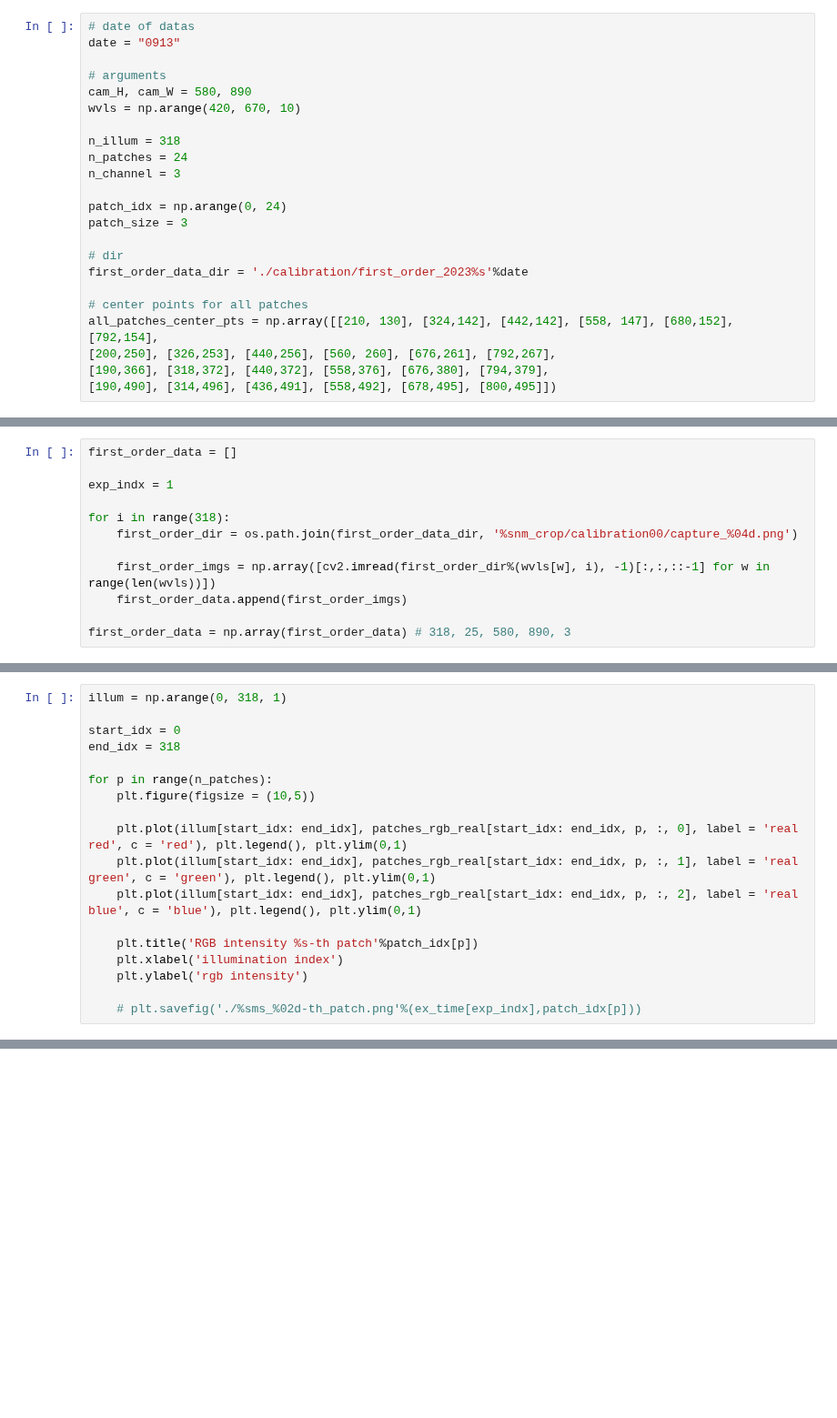
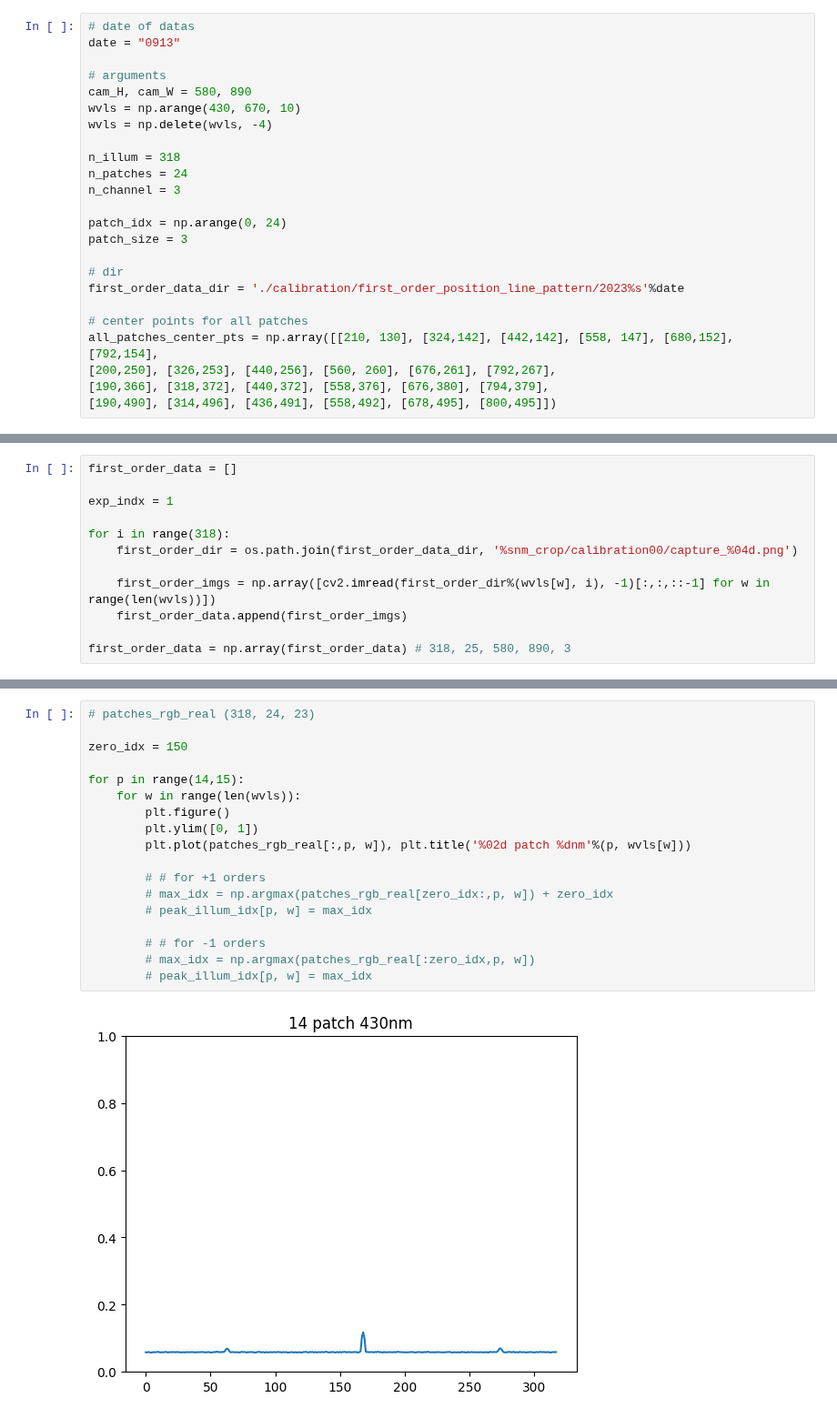
Before and after one commit to shshin1210/DSL, a Jupyter notebook: first_order_position.ipynb, the cells around one changed output, grey strips where cells are left out. Shown at 91% size. Cells and saved outputs as stored; diff of their text form; blank space fills up the shorter version.

Commit message:
find first order illumination index for white, RGB patch

```diff
--- a/first_order_position.ipynb
+++ b/first_order_position.ipynb
@@ -9,7 +9,8 @@ date = "0913"
 
 # arguments
 cam_H, cam_W = 580, 890
-wvls = np.arange(420, 670, 10)
+wvls = np.arange(430, 670, 10)
+wvls = np.delete(wvls, -4)
 
 n_illum = 318
 n_patches = 24
@@ -19,7 +20,7 @@ patch_idx = np.arange(0, 24)
 patch_size = 3
 
 # dir
-first_order_data_dir = './calibration/first_order_2023%s'%date
+first_order_data_dir = './calibration/first_order_position_line_pattern/2023%s'%date
 
 # center points for all patches
 all_patches_center_pts = np.array([[210, 130], [324,142], [442,142], [558, 147], [680,152], [792,154],
@@ -65,18 +81,0 @@ patches_rgb_real.shape # 318, 25, 580, 890, 3
-# %%
-illum = np.arange(0, 318, 1)
-
-start_idx = 0
-end_idx = 318
-
-for p in range(n_patches):
-    plt.figure(figsize = (10,5))
-
-    plt.plot(illum[start_idx: end_idx], patches_rgb_real[start_idx: end_idx, p, :, 0], label = 'real red', c = 'red'), plt.legend(), plt.ylim(0,1)
-    plt.plot(illum[start_idx: end_idx], patches_rgb_real[start_idx: end_idx, p, :, 1], label = 'real green', c = 'green'), plt.legend(), plt.ylim(0,1)
-    plt.plot(illum[start_idx: end_idx], patches_rgb_real[start_idx: end_idx, p, :, 2], label = 'real blue', c = 'blue'), plt.legend(), plt.ylim(0,1)
-
-    plt.title('RGB intensity %s-th patch'%patch_idx[p])
-    plt.xlabel('illumination index')
-    plt.ylabel('rgb intensity')
-
-    # plt.savefig('./%sms_%02d-th_patch.png'%(ex_time[exp_indx],patch_idx[p]))
@@ -82,0 +94,20 @@ for p in range(n_patches):
+# %%
+# patches_rgb_real (318, 24, 23)
+
+zero_idx = 150
+
+for p in range(14,15):
+    for w in range(len(wvls)):
+        plt.figure()
+        plt.ylim([0, 1])
+        plt.plot(patches_rgb_real[:,p, w]), plt.title('%02d patch %dnm'%(p, wvls[w]))
+
+        # # for +1 orders
+        # max_idx = np.argmax(patches_rgb_real[zero_idx:,p, w]) + zero_idx
+        # peak_illum_idx[p, w] = max_idx
+
+        # # for -1 orders
+        # max_idx = np.argmax(patches_rgb_real[:zero_idx,p, w])
+        # peak_illum_idx[p, w] = max_idx
+# %% [output]
+[figure, added]
```
Also changed, not shown: parts of 16 cells of this notebook.
